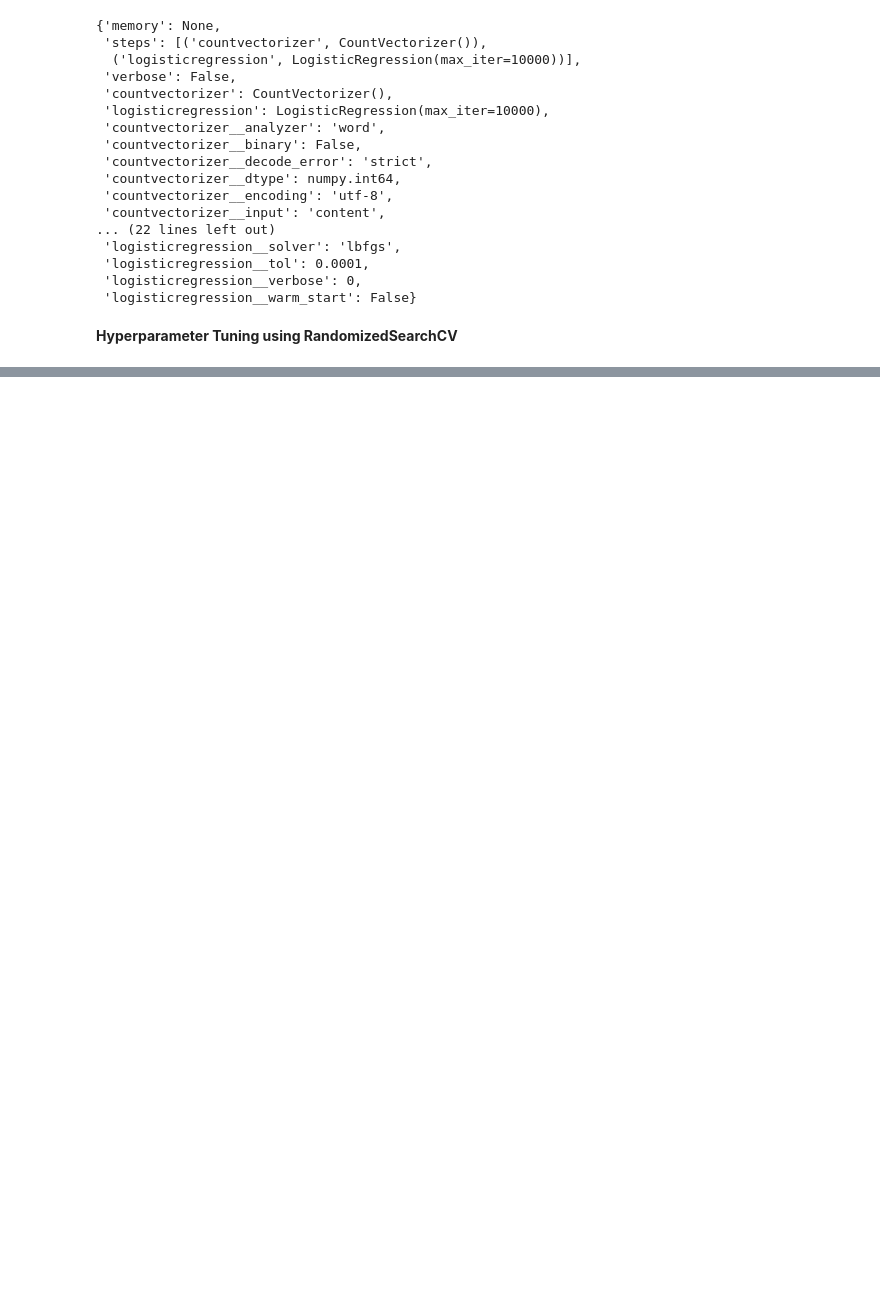
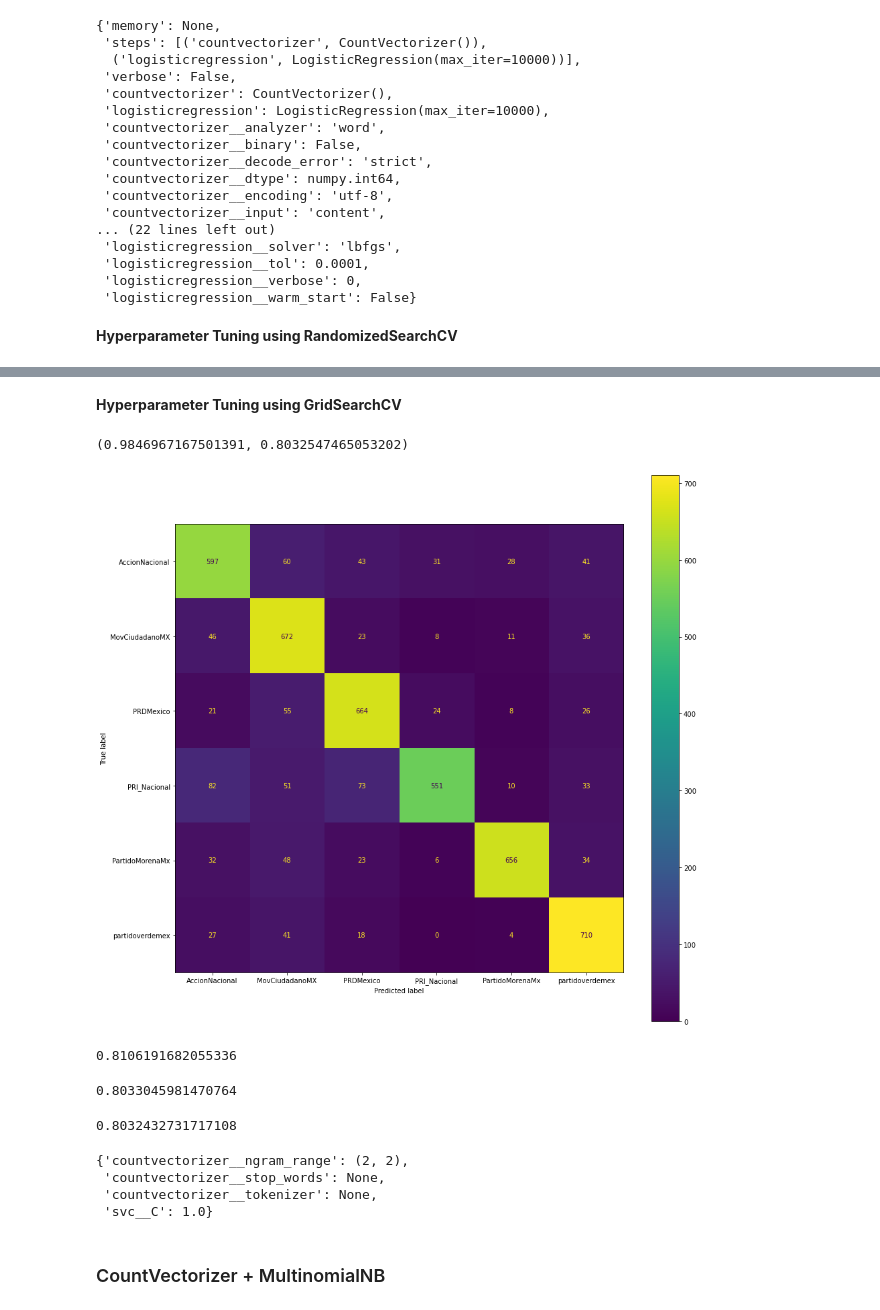
Before and after one commit to jerrymontes/Mexican_Political_Party_Tweet_Classifier, a Jupyter notebook: code/03_Preprocessing_&_Modeling.ipynb, the cells around one changed output, grey strips where cells are left out. Saved outputs shown, nothing was run; the diff lists cells and outputs as text; code cells hidden in the pictures; blank space fills up the shorter version.

```diff
--- a/code/03_Preprocessing_&_Modeling.ipynb
+++ b/code/03_Preprocessing_&_Modeling.ipynb
@@ -194,0 +469,4 @@ KeyboardInterrupt:
+# %%
+# Fit this RandomizedSearchCV object on X_train and y_train before scoring both X_train, y_train and X_test, y_test.
+cvec_svc_rs.fit(X_train, y_train)
+cvec_svc_rs.score(X_train, y_train), cvec_svc_rs.score(X_test, y_test)
@@ -194,0 +500,19 @@ KeyboardInterrupt:
+# %%
+# Proceeded to create a new parameter grid that continaed a narrow range around the results obtained from the RandomizedSearchCV.
+cvec_svc_new_params = {
+    'countvectorizer__ngram_range': [(2, 2)],
+    'countvectorizer__stop_words': [None],
+    'countvectorizer__tokenizer': [None],
+    'svc__C': [1.0, .9, .8]
+}
+# %% [markdown]
+**Hyperparameter Tuning using GridSearchCV**
+# %%
+# Created a GridSerachCV object that contained the pipeline along with the revised dictionary of hyperparameter ranges that surrounded the hyperparameters identified as optimal by the RandomizedSearchCV and ensured that the jobs ran in parallel.
+cvec_svc_gs = GridSearchCV(cvec_svc_pipe, param_grid=cvec_svc_new_params, n_jobs=-1)
+# %%
+# Fit this GridSearchCV object on X_train and y_train before scoring both X_train, y_train and X_test, y_test.
+cvec_svc_gs.fit(X_train, y_train)
+cvec_svc_gs.score(X_train, y_train), cvec_svc_gs.score(X_test, y_test)
+# %% [output]
+(0.9846967167501391, 0.8032547465053202)
@@ -194,0 +522,37 @@ KeyboardInterrupt:
+# %%
+# Generated a ConfusionMatrixDisplay utilizing this SVC estimator.
+
+# Obtained guidance with size from: https://stackoverflow.com/questions/66483409/adjust-size-of-confusionmatrixdisplay-scikitlearn
+
+fig, ax = plt.subplots(figsize=(15, 15))
+ConfusionMatrixDisplay.from_estimator(cvec_svc_gs, X_test, y_test, ax=ax);
+# %% [output]
+[figure, added]
+# %%
+# Calcualted the precision score after setting 'PartidoMorenaMx' as the positive label.
+cvec_svc_gs_precision = precision_score(y_test, cvec_svc_gs_preds, labels='PartidoMorenaMx', average='macro')
+cvec_svc_gs_precision
+# %% [output]
+0.8106191682055336
+# %%
+# Calcualted the recall score after setting 'PartidoMorenaMx' as the positive label.
+cvec_svc_gs_recall = recall_score(y_test, cvec_svc_gs_preds, labels='PartidoMorenaMx', average='macro')
+cvec_svc_gs_recall
+# %% [output]
+0.8033045981470764
+# %%
+# Calcualted the f1 score after setting 'PartidoMorenaMx' as the positive label.
+cvec_svc_gs_f1 = f1_score(y_test, cvec_svc_gs_preds, labels='PartidoMorenaMx', average='macro')
+cvec_svc_gs_f1
+# %% [output]
+0.8032432731717108
+# %%
+# Looked at the hyperparameters identified as best by the GridSearchCV.
+cvec_svc_gs.best_params_
+# %% [output]
+{'countvectorizer__ngram_range': (2, 2),
+ 'countvectorizer__stop_words': None,
+ 'countvectorizer__tokenizer': None,
+ 'svc__C': 1.0}
+# %% [markdown]
+### CountVectorizer + MultinomialNB
```
Also changed, not shown: parts of 268 cells of this notebook, 2 other files.
